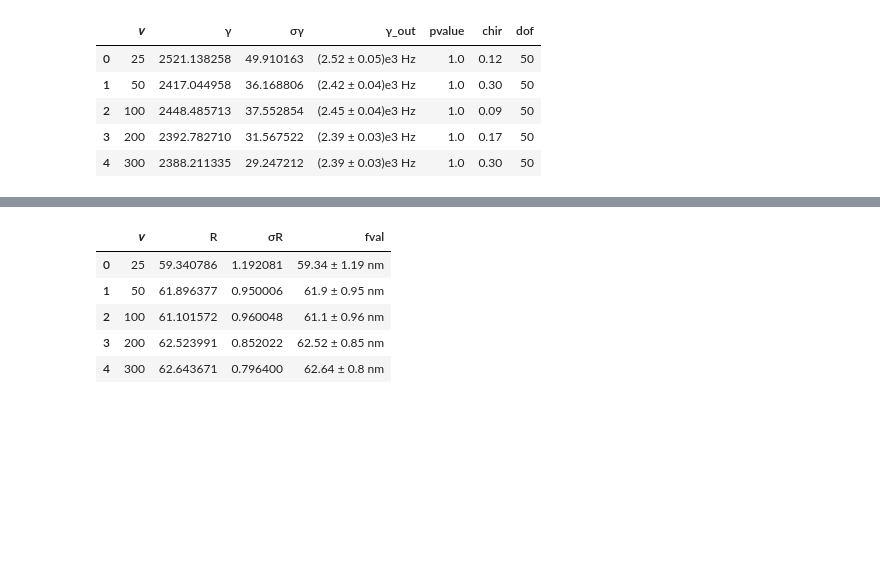
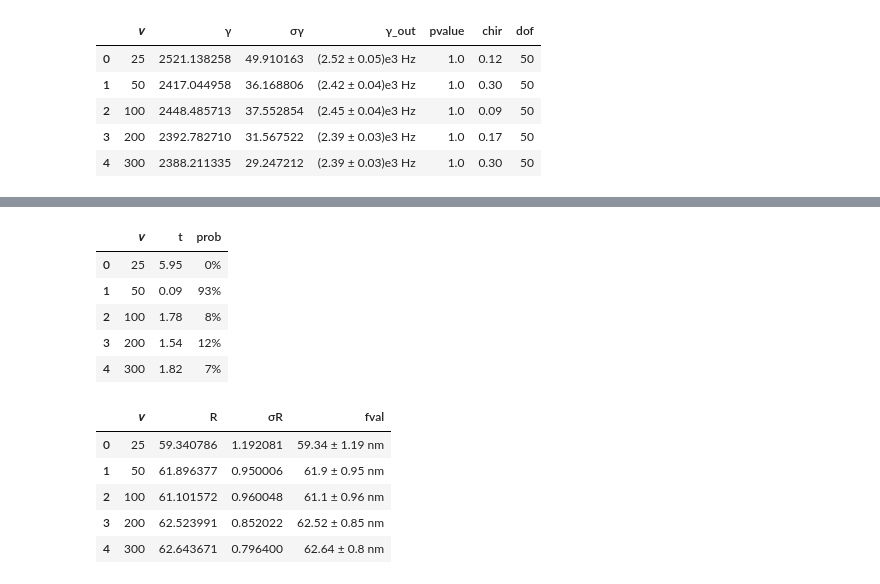
Before and after one commit to chiara22codini/LaboratorioBiofisica, a Jupyter notebook: SCATTERING/iride_2_TRUE.ipynb, the cells around one changed output, grey strips where cells are left out. Drawn from its saved outputs; the diff is of its cells as text; code cells hidden in the pictures; blank space fills up the shorter version.

```diff
--- a/SCATTERING/iride_2_TRUE.ipynb
+++ b/SCATTERING/iride_2_TRUE.ipynb
@@ -117,3 +119,12 @@ Gamma mean: 2418.53 ± 15.72 Hz
+# %%
+display(gammateta[['𝜈','t','prob']])
+# %% [output]
+|  | 𝜈 | t | prob |
+| 0 | 25 | 5.95 | 0% |
+| 1 | 50 | 0.09 | 93% |
+| 2 | 100 | 1.78 | 8% |
+| 3 | 200 | 1.54 | 12% |
+| 4 | 300 | 1.82 | 7% |
 # %%
 colors = px.colors.sequential.Turbo
 
```
Also changed, not shown: parts of 2 cells of this notebook, 1 other file.
